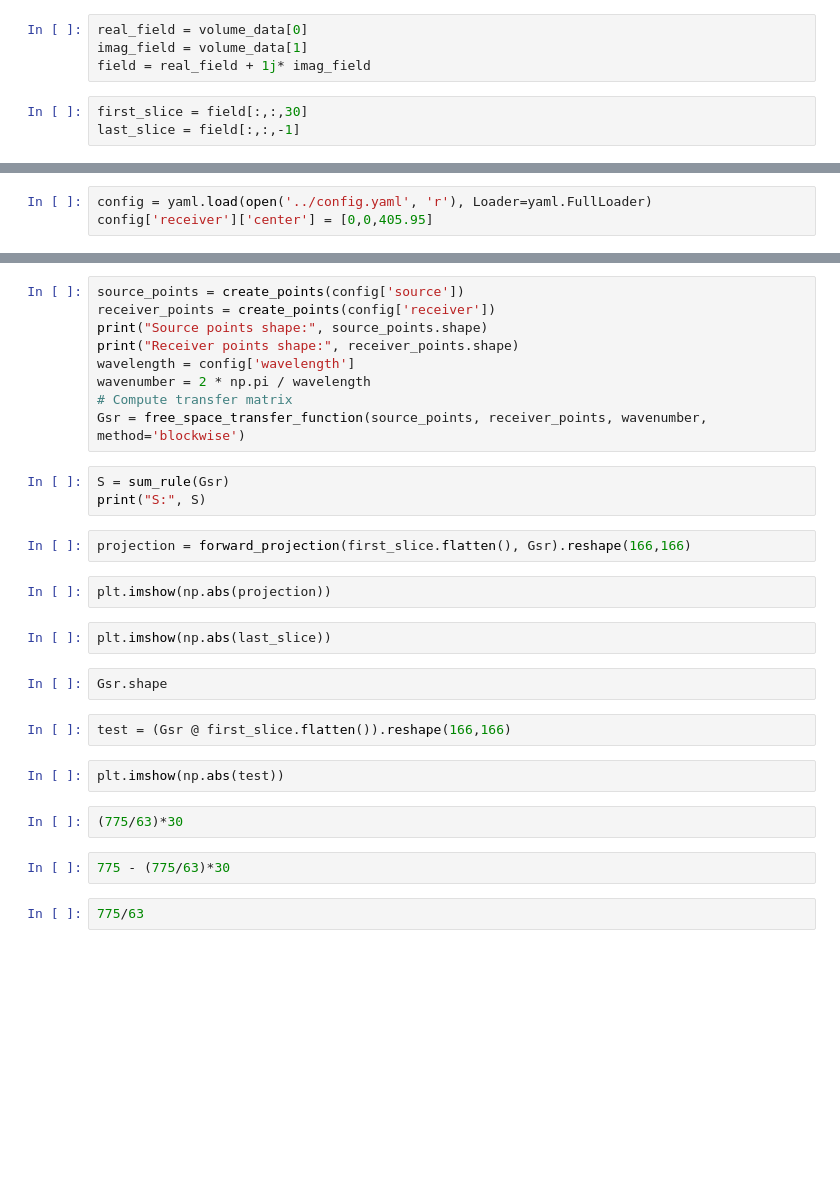
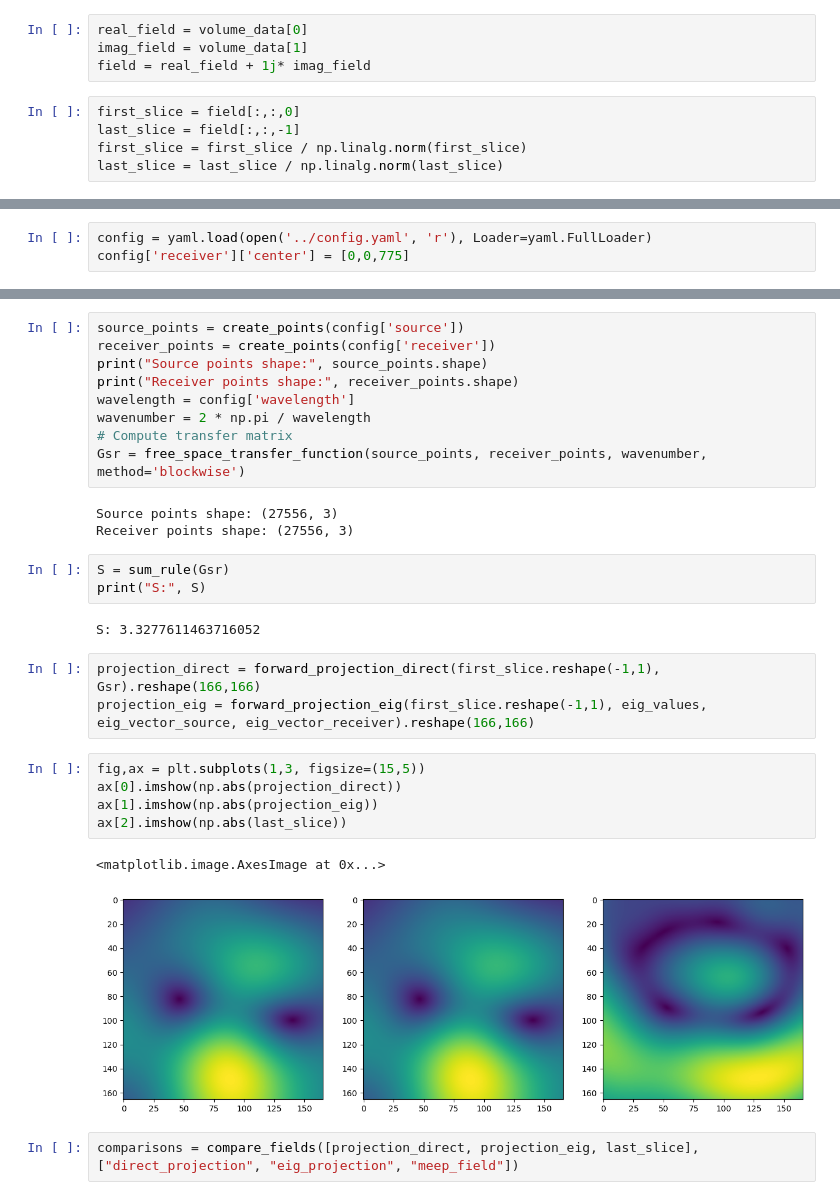
Before and after one commit to Kovaleski-Research-Lab/Bra-ket-optics, a Jupyter notebook: notebooks/forward_projection.ipynb, the cells around one changed output, grey strips where cells are left out. Saved outputs shown, nothing was run; the diff lists cells and outputs as text; blank space fills up the shorter version.

```diff
--- a/notebooks/forward_projection.ipynb
+++ b/notebooks/forward_projection.ipynb
@@ -21,8 +113,10 @@ real_field = volume_data[0]
 imag_field = volume_data[1]
 field = real_field + 1j* imag_field
 # %%
-first_slice = field[:,:,30]
+first_slice = field[:,:,0]
 last_slice = field[:,:,-1]
+first_slice = first_slice / np.linalg.norm(first_slice)
+last_slice = last_slice / np.linalg.norm(last_slice)
 # %%
 fig,ax = plt.subplots(1,2, figsize=(10,5))
 ax[0].imshow(np.abs(first_slice))
@@ -30,5 +127,5 @@ ax[1].imshow(np.abs(last_slice))
 # %%
 config = yaml.load(open('../config.yaml', 'r'), Loader=yaml.FullLoader)
-config['receiver']['center'] = [0,0,405.95]
+config['receiver']['center'] = [0,0,775]
 # %%
 config['receiver']
@@ -41,24 +148,24 @@ wavelength = config['wavelength']
 wavenumber = 2 * np.pi / wavelength
 # Compute transfer matrix
 Gsr = free_space_transfer_function(source_points, receiver_points, wavenumber, method='blockwise')
+# %% [output]
+Source points shape: (27556, 3)
+Receiver points shape: (27556, 3)
 # %%
 S = sum_rule(Gsr)
 print("S:", S)
+# %% [output]
+S: 3.3277611463716052
 # %%
-projection = forward_projection(first_slice.flatten(), Gsr).reshape(166,166)
+projection_direct = forward_projection_direct(first_slice.reshape(-1,1), Gsr).reshape(166,166)
+projection_eig = forward_projection_eig(first_slice.reshape(-1,1), eig_values, eig_vector_source, eig_vector_receiver).reshape(166,166)
 # %%
-plt.imshow(np.abs(projection))
+fig,ax = plt.subplots(1,3, figsize=(15,5))
+ax[0].imshow(np.abs(projection_direct))
+ax[1].imshow(np.abs(projection_eig))
+ax[2].imshow(np.abs(last_slice))
+# %% [output]
+<matplotlib.image.AxesImage at 0x...>
+[figure, added]
-# %%
-plt.imshow(np.abs(last_slice))
-# %%
-Gsr.shape
-# %%
-test = (Gsr @ first_slice.flatten()).reshape(166,166)
-# %%
-plt.imshow(np.abs(test))
-# %%
-(775/63)*30
-# %%
-775 - (775/63)*30
-# %%
-775/63
+# %%
+comparisons = compare_fields([projection_direct, projection_eig, last_slice], ["direct_projection", "eig_projection", "meep_field"])
```
Also changed, not shown: parts of 9 cells of this notebook, 10 other files.
